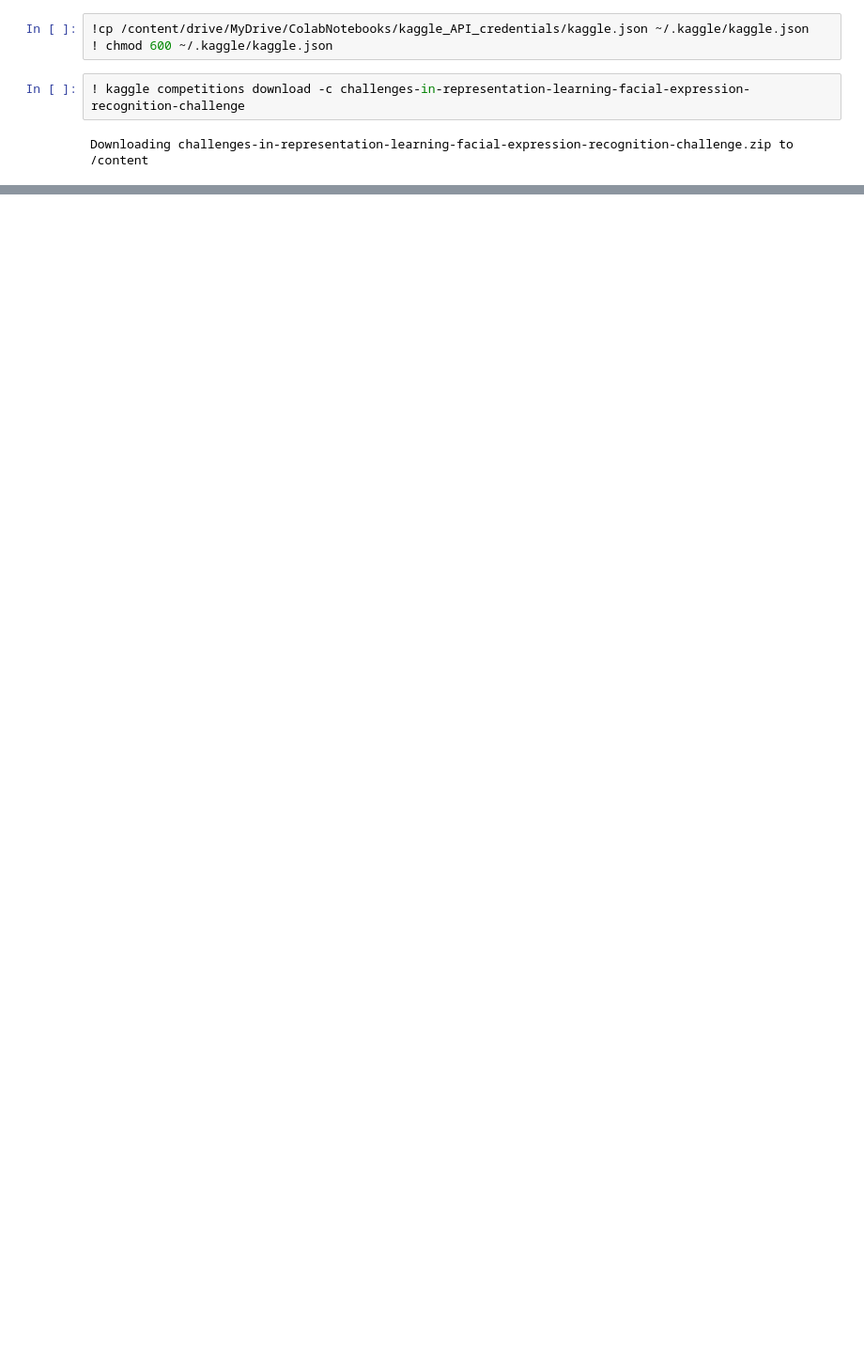
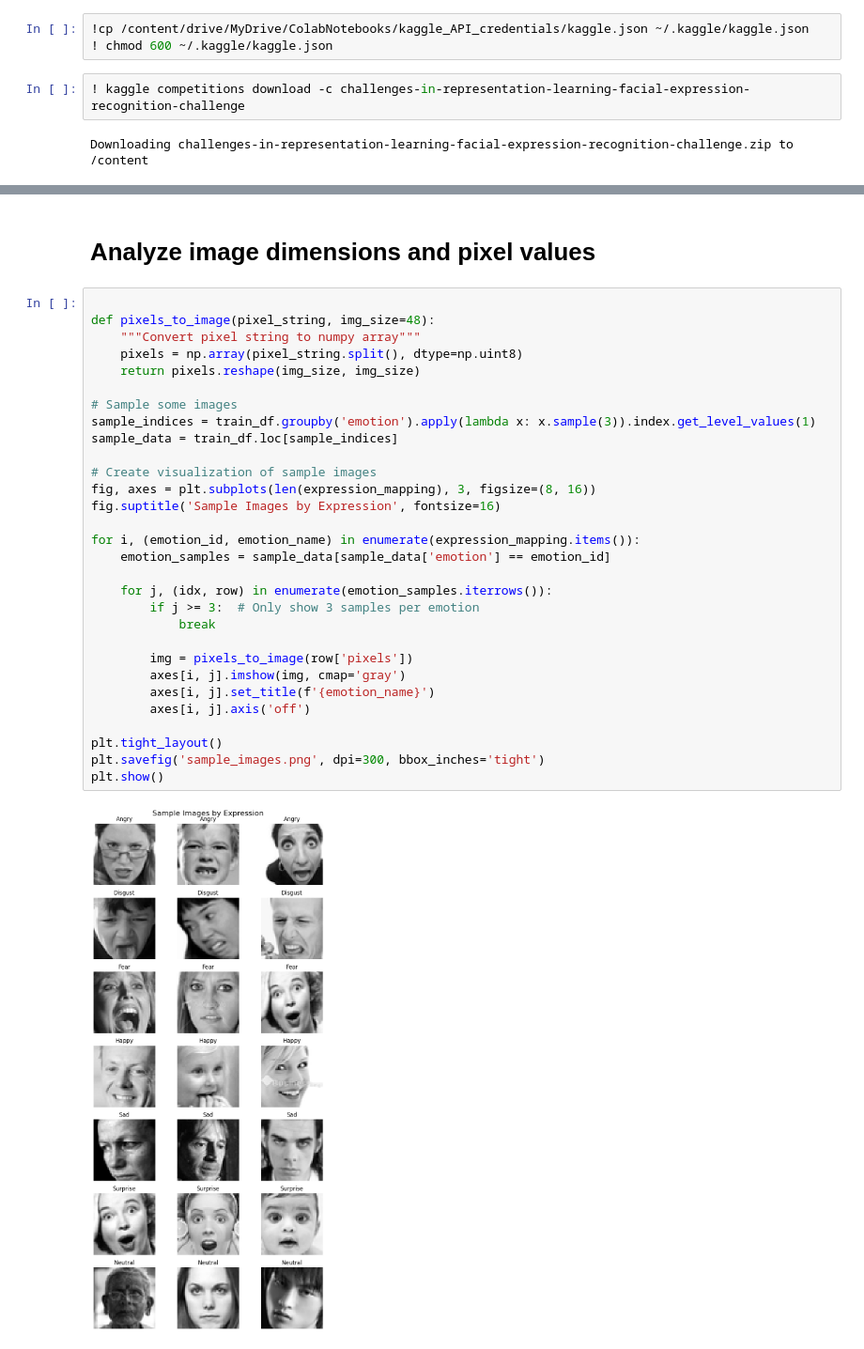
Before and after one commit to ekvirika/Facial-Expression-Recognition, a Jupyter notebook: notebooks/01_data_exploration.ipynb, the cells around one changed output, grey strips where cells are left out. Shown at 94% size. Saved outputs shown, nothing was run; the diff lists cells and outputs as text; blank space fills up the shorter version.

Commit message:
data exploration completed

```diff
--- a/notebooks/01_data_exploration.ipynb
+++ b/notebooks/01_data_exploration.ipynb
@@ -3197,0 +183,34 @@ Successfully installed sympy-1.14.0
+# %% [markdown]
+#  Analyze image dimensions and pixel values
+# %%
+
+def pixels_to_image(pixel_string, img_size=48):
+    """Convert pixel string to numpy array"""
+    pixels = np.array(pixel_string.split(), dtype=np.uint8)
+    return pixels.reshape(img_size, img_size)
+
+# Sample some images
+sample_indices = train_df.groupby('emotion').apply(lambda x: x.sample(3)).index.get_level_values(1)
+sample_data = train_df.loc[sample_indices]
+
+# Create visualization of sample images
+fig, axes = plt.subplots(len(expression_mapping), 3, figsize=(8, 16))
+fig.suptitle('Sample Images by Expression', fontsize=16)
+
+for i, (emotion_id, emotion_name) in enumerate(expression_mapping.items()):
+    emotion_samples = sample_data[sample_data['emotion'] == emotion_id]
+
+    for j, (idx, row) in enumerate(emotion_samples.iterrows()):
+        if j >= 3:  # Only show 3 samples per emotion
+            break
+
+        img = pixels_to_image(row['pixels'])
+        axes[i, j].imshow(img, cmap='gray')
+        axes[i, j].set_title(f'{emotion_name}')
+        axes[i, j].axis('off')
+
+plt.tight_layout()
+plt.savefig('sample_images.png', dpi=300, bbox_inches='tight')
+plt.show()
+# %% [output]
+[figure, added]
```
Also changed, not shown: parts of 31 cells of this notebook.
